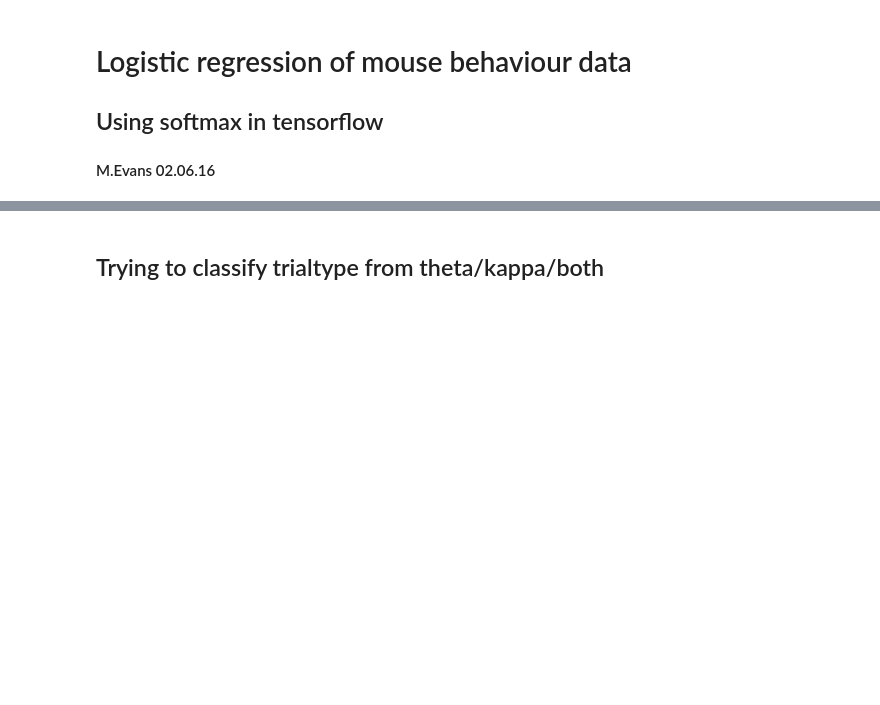
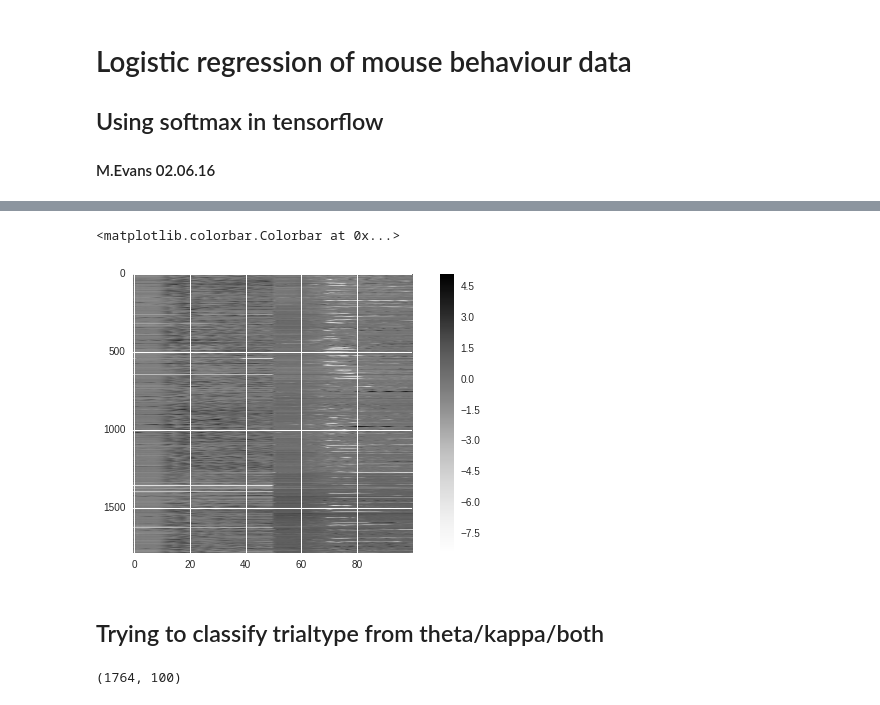
Before and after one commit to mathewzilla/whiskfree, a Jupyter notebook: tf/softmax_tf.ipynb, the cells around one changed output, grey strips where cells are left out. Cells and saved outputs as stored; diff of their text form; code cells hidden in the pictures; blank space fills up the shorter version.

```diff
--- a/tf/softmax_tf.ipynb
+++ b/tf/softmax_tf.ipynb
@@ -36,0 +64,7 @@ Successfully installed scipy-0.17.1 seaborn-0.7.0
+# %%
+fig, ax = plt.subplots(figsize=(10,5))
+plt.imshow(both_df.values.squeeze(),aspect=float(100/1790))
+plt.colorbar()
+# %% [output]
+<matplotlib.colorbar.Colorbar at 0x...>
+[figure, added]
@@ -42,0 +75,9 @@ Successfully installed scipy-0.17.1 seaborn-0.7.0
+# %%
+# First generate a clean datasets, dropping trialtype = 0, as numpy arrays
+clean = tt.values !=0
+tt_c = tt[tt.values !=0].values
+both = both_df.values
+both_c = both[clean.squeeze(),:]
+both_c.shape
+# %% [output]
+(1764, 100)
```
Also changed, not shown: parts of 22 cells of this notebook, 2 other files.
